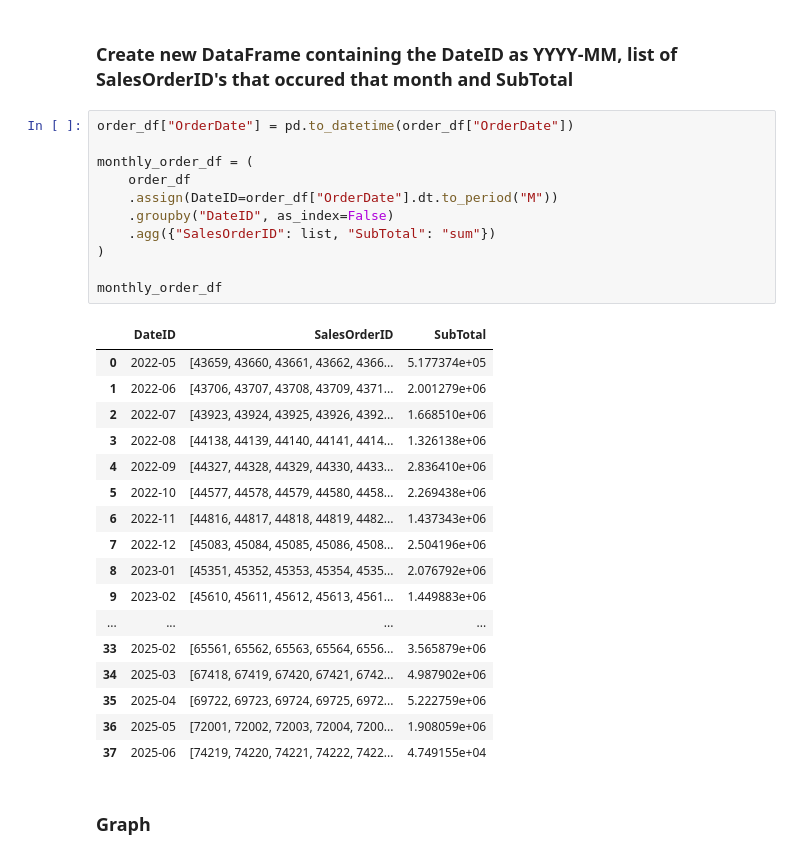
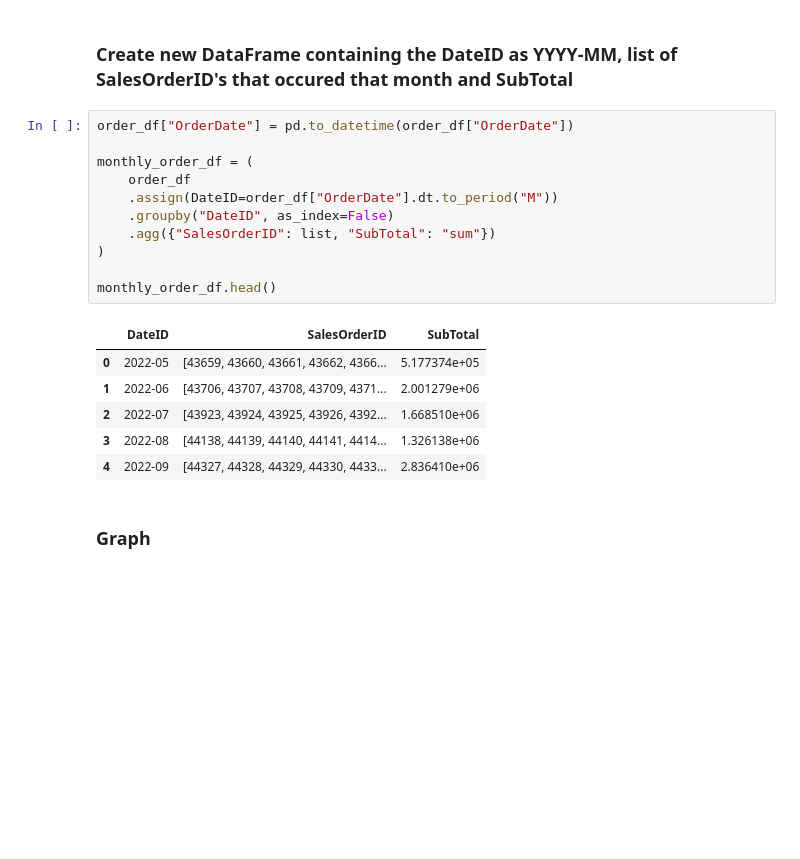
Before and after one commit to markusgunnar/AdventureWorks2025, a Jupyter notebook: Results_Rework.ipynb, the cells around one changed output. Drawn from its saved outputs; the diff is of its cells as text; blank space fills up the shorter version.

```diff
--- a/Results_Rework.ipynb
+++ b/Results_Rework.ipynb
@@ -421,32 +380,21 @@ order_df
 # %%
 order_df["OrderDate"] = pd.to_datetime(order_df["OrderDate"])
 
 monthly_order_df = (
     order_df
     .assign(DateID=order_df["OrderDate"].dt.to_period("M"))
     .groupby("DateID", as_index=False)
     .agg({"SalesOrderID": list, "SubTotal": "sum"})
 )
 
-monthly_order_df
+monthly_order_df.head()
 # %% [output]
 |  | DateID | SalesOrderID | SubTotal |
 | 0 | 2022-05 | [43659, 43660, 43661, 43662, 4366... | 5.177374e+05 |
 | 1 | 2022-06 | [43706, 43707, 43708, 43709, 4371... | 2.001279e+06 |
 | 2 | 2022-07 | [43923, 43924, 43925, 43926, 4392... | 1.668510e+06 |
 | 3 | 2022-08 | [44138, 44139, 44140, 44141, 4414... | 1.326138e+06 |
 | 4 | 2022-09 | [44327, 44328, 44329, 44330, 4433... | 2.836410e+06 |
-| 5 | 2022-10 | [44577, 44578, 44579, 44580, 4458... | 2.269438e+06 |
-| 6 | 2022-11 | [44816, 44817, 44818, 44819, 4482... | 1.437343e+06 |
-| 7 | 2022-12 | [45083, 45084, 45085, 45086, 4508... | 2.504196e+06 |
-| 8 | 2023-01 | [45351, 45352, 45353, 45354, 4535... | 2.076792e+06 |
-| 9 | 2023-02 | [45610, 45611, 45612, 45613, 4561... | 1.449883e+06 |
-| ... | ... | ... | ... |
-| 33 | 2025-02 | [65561, 65562, 65563, 65564, 6556... | 3.565879e+06 |
-| 34 | 2025-03 | [67418, 67419, 67420, 67421, 6742... | 4.987902e+06 |
-| 35 | 2025-04 | [69722, 69723, 69724, 69725, 6972... | 5.222759e+06 |
-| 36 | 2025-05 | [72001, 72002, 72003, 72004, 7200... | 1.908059e+06 |
-| 37 | 2025-06 | [74219, 74220, 74221, 74222, 7422... | 4.749155e+04 |
 # %% [markdown]
 ### Graph
 # %%
```
Also changed, not shown: parts of 11 cells of this notebook.
